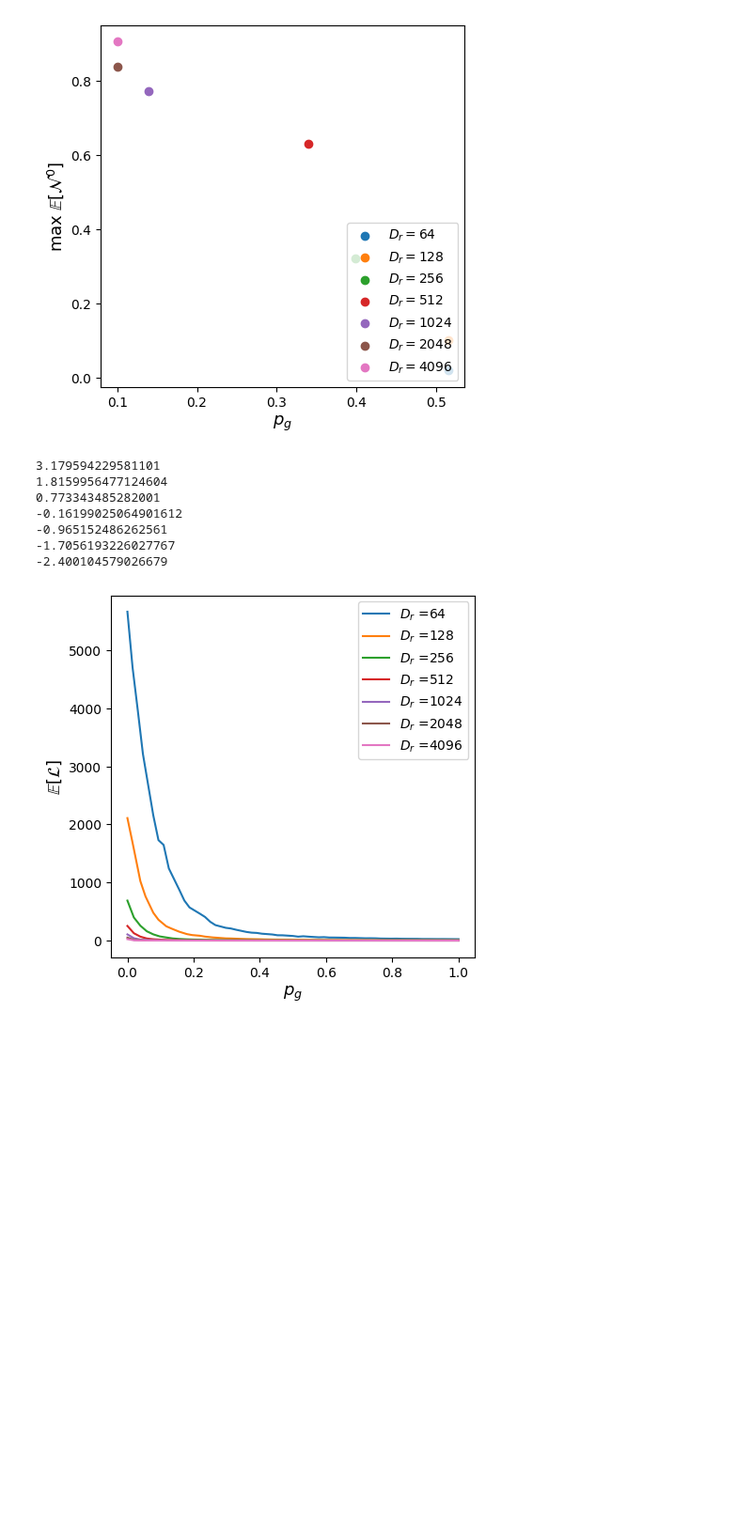
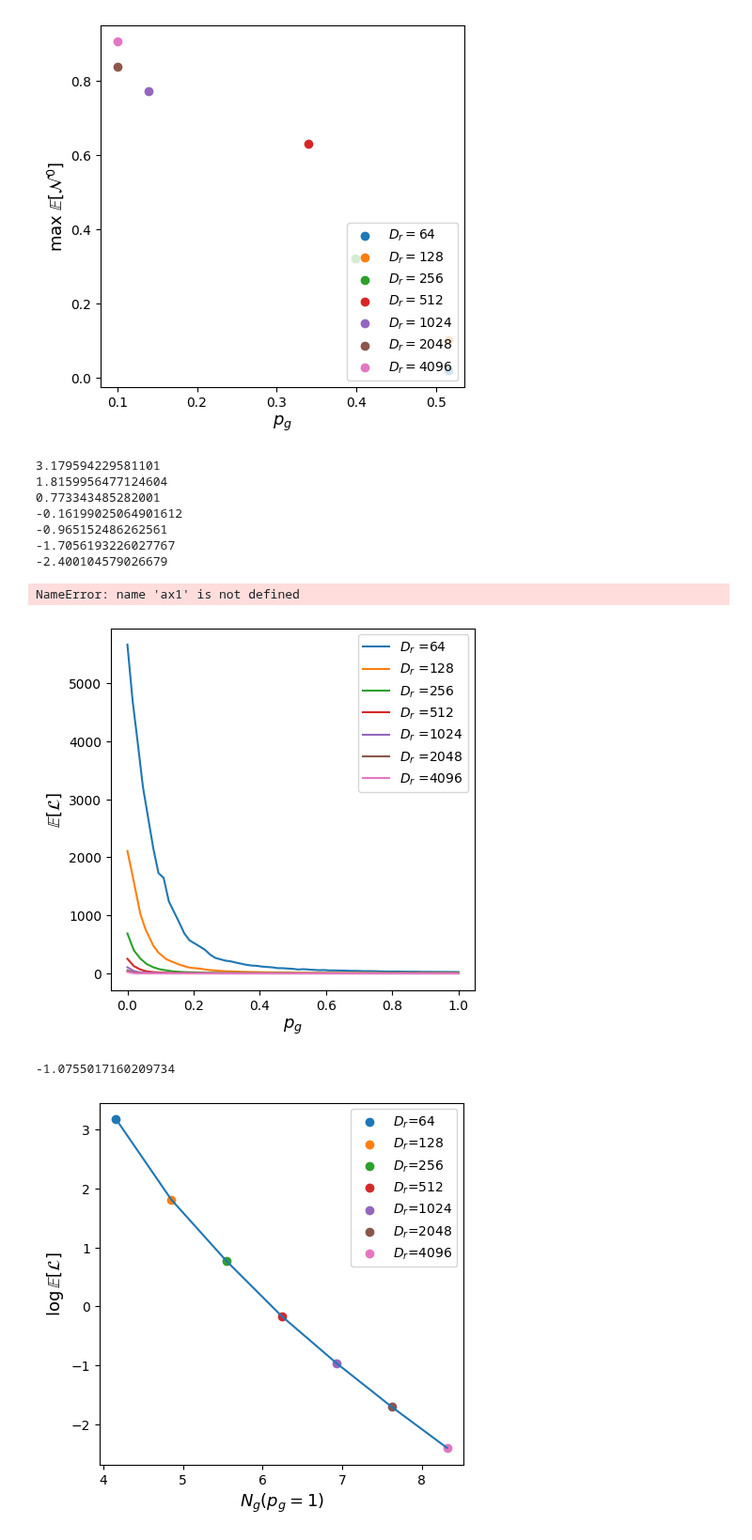
Before and after one commit to pinakm9/random-feature-map, a Jupyter notebook: notebooks/Section-4.1-4.3.ipynb, the cells around one changed output. Shown at 94% size. Drawn from its saved outputs; the diff is of its cells as text; code cells hidden in the pictures; blank space fills up the shorter version.

```diff
--- a/notebooks/Section-4.1-4.3.ipynb
+++ b/notebooks/Section-4.1-4.3.ipynb
@@ -1060,7 +1060,7 @@ ax.set_xlabel(r'$p_g$', fontsize=13)
 ax.set_ylabel(r'$\mathbb{E}[\mathcal{L}]$', fontsize=13)
 ax.legend(fontsize=10, loc='upper right')
 
-ax1.set_title(r'$D_r=300, \beta=4\times10^{-5}$')
+# ax1.set_title(r'$D_r=300, \beta=4\times10^{-5}$')
 # ax.set_title(r'$\beta=4\times10^{-5}, N=20000$')
 # ax3.set_title(r'$D_r=300, N=20000$')
 plt.subplots_adjust(hspace=0.16, wspace=0.3)
@@ -1073,4 +1073,53 @@ plt.savefig(f'../data/plots/loss_p_g_plot.png', dpi=300, bbox_inches='tight')
 -0.965152486262561
 -1.7056193226027767
 -2.400104579026679
+NameError: name 'ax1' is not defined
 [figure]
+# %%
+fig = plt.figure(figsize=(5, 5))
+ax = fig.add_subplot(111)
+
+
+save_folders = [ '../data/L63-Strategy-varying-trainsize/',\
+                '../data/L63-Strategy-varying-featuresize/', '../data/L63-Strategy-varying-beta/']
+Ms = [12, 10, 13, 25]
+values = [[625*2**n for n in range(1, Ms[1], 2)], [2**n for n in range(6, Ms[2])], [13, 17, 19, 21, 25]]
+values_ = [[np.log2(625*2**n) for n in range(1, Ms[1], 2)], [n for n in range(6, Ms[2])], [13, 17, 19, 21, 25]]
+vars = ['N', r'$D_r$', r'$-\log_2\beta$']
+vars_ = [r'$\log_2(\text{sample size})$', r'$\log_2(\text{train size})$', r'$\log_2(D_r)$', r'$-\log_2\beta$']
+
+
+
+colors = sns.color_palette()#('husl', len(values[i]))
+ax.set_prop_cycle('color', colors)
+i = 1
+loss = []
+
+for j, item in enumerate(values[i]):
+    if 2*j < len(values[i]):
+        ls = 'solid'
+    else:
+        ls = 'solid'
+    bsa = sr1.BatchStrategyAnalyzer_SMLR(save_folders[i] + str(item))
+    tau, std = bsa.get_line('train_loss')
+
+    loss.append(np.log(tau[-1]))
+    ax.scatter(np.log(item), loss[-1], label=fr'$D_r$={item}')
+    # ax.scatter(bsa.percents, tau, s=10, marker='x')
+    # axs[i+2].plot(bsa.percents, std/tau, label=f'{vars[i]} ={item}', linestyle=ls)
+ax.set_xlabel(r'$N_g (p_g=1)$', fontsize=13)
+ax.set_ylabel(r'$\log\mathbb{E}[\mathcal{L}]$', fontsize=13)
+ax.legend(fontsize=10, loc='upper right')
+ax.plot(np.log(values[i]), loss)
+x = np.log(values[i][3:])
+y = loss[3:]
+res = stats.linregress(x, y)
+print(res.slope)
+# ax1.set_title(r'$D_r=300, \beta=4\times10^{-5}$')
+# ax.set_title(r'$\beta=4\times10^{-5}, N=20000$')
+# ax3.set_title(r'$D_r=300, N=20000$')
+plt.subplots_adjust(hspace=0.16, wspace=0.3)
+plt.savefig(f'../data/plots/loss_p_g_plot.png', dpi=300, bbox_inches='tight')
+# %% [output]
+-1.0755017160209734
+[figure, added]
```
Also changed, not shown: parts of 6 cells of this notebook, 15 other files.
